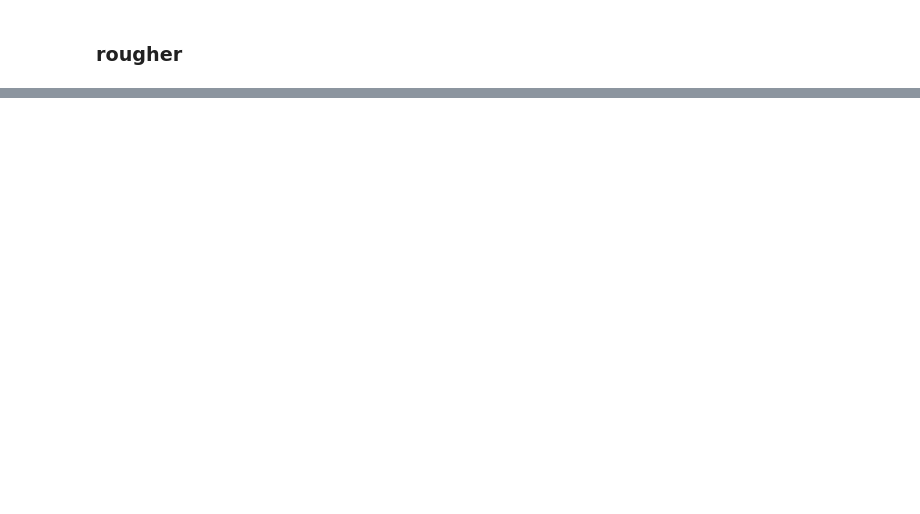
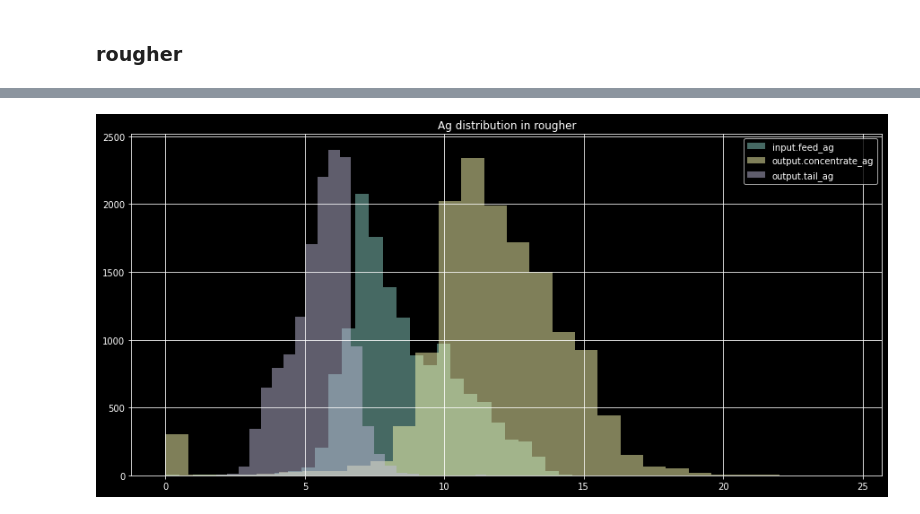
Before and after one commit to aabitokh/home_repo, a Jupyter notebook: YP_DS/gold_project/ntb.ipynb, the cells around one changed output, grey strips where cells are left out. Saved outputs shown, nothing was run; the diff lists cells and outputs as text; code cells hidden in the pictures; blank space fills up the shorter version.

```diff
--- a/YP_DS/gold_project/ntb.ipynb
+++ b/YP_DS/gold_project/ntb.ipynb
@@ -465,0 +252,9 @@ Index(['date', 'final.output.concentrate_ag', 'final.output.concentrate_pb',
+# %%
+train_df['rougher.input.feed_ag'].hist(alpha = 0.5, bins = 30)
+train_df['rougher.output.concentrate_ag'].hist(alpha = 0.5, bins = 30)
+train_df['rougher.output.tail_ag'].hist(alpha = 0.5, bins =30)
+plt.title('Ag distribution in rougher')
+plt.legend(['input.feed_ag', 'output.concentrate_ag', 'output.tail_ag'])
+plt.show()
+# %% [output]
+[figure, added]
```
Also changed, not shown: parts of 61 cells of this notebook.
